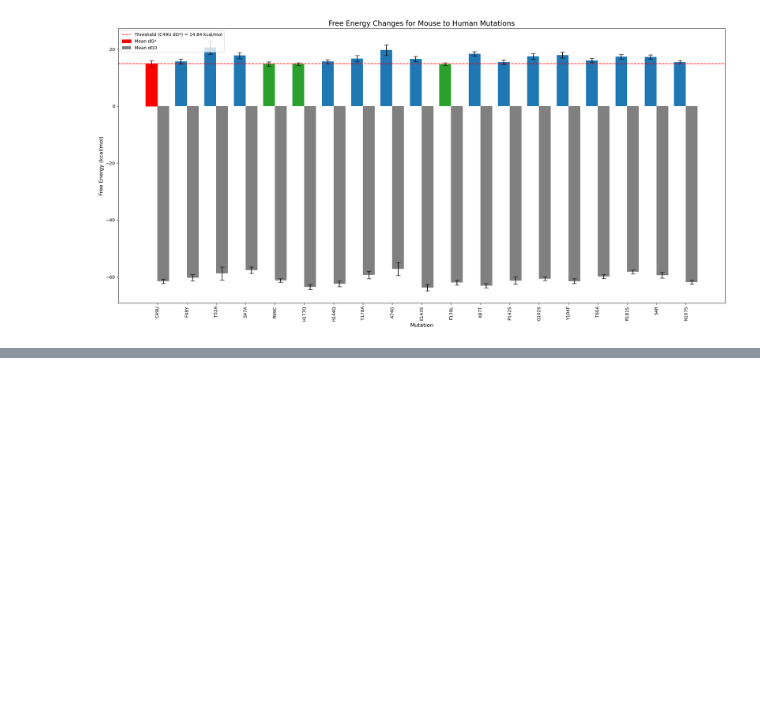
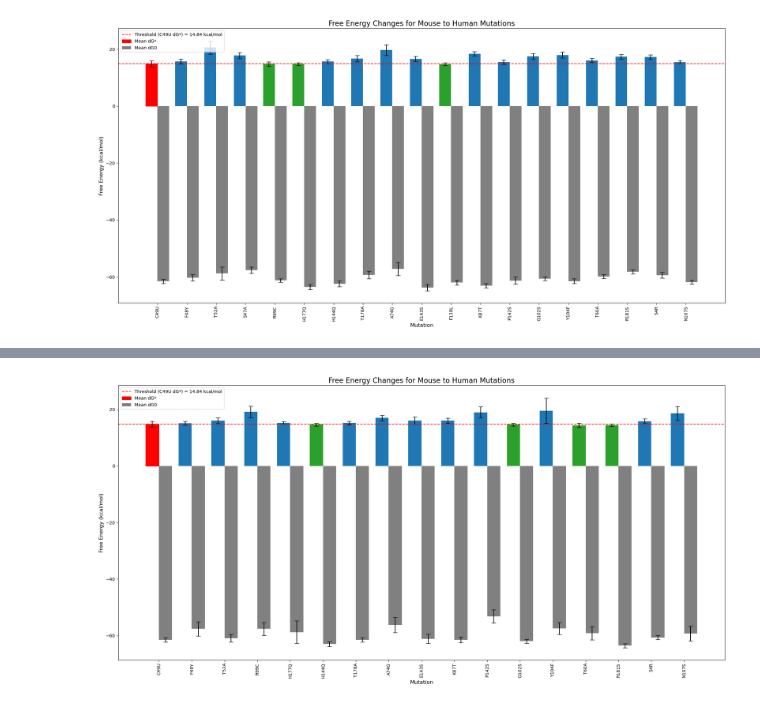
Before and after one commit to ND7996/GPX6, a Jupyter notebook: analysis/free_energy/barplot_energy_mouse.ipynb, the cells around one changed output, grey strips where cells are left out. Drawn from its saved outputs; the diff is of its cells as text; code cells hidden in the pictures; blank space fills up the shorter version.

```diff
--- a/analysis/free_energy/barplot_energy_mouse.ipynb
+++ b/analysis/free_energy/barplot_energy_mouse.ipynb
@@ -782,0 +443,87 @@ Plot saved to /home/hp/nayanika/github/GPX6/figures/humansec_2_barplot.png
+# %%
+import sys
+import matplotlib.pyplot as plt
+import numpy as np
+
+# Define data according to the new table values
+sorted_data = [
+    {"mutation": "C49U", "dg_star": 14.84, "dg_star_error": 1.02, "dg0": -61.50, "dg0_error": 0.75},
+    {"mutation": "F48Y", "dg_star": 15.16, "dg_star_error": 0.66, "dg0": -57.61, "dg0_error": 2.52},
+    {"mutation": "T52A", "dg_star": 16.04, "dg_star_error": 1.02, "dg0": -60.97, "dg0_error": 1.35},
+    {"mutation": "R99C", "dg_star": 19.13, "dg_star_error": 2.06, "dg0": -57.60, "dg0_error": 2.30},
+    {"mutation": "H177Q", "dg_star": 15.23, "dg_star_error": 0.47, "dg0": -58.75, "dg0_error": 3.95},
+    {"mutation": "H144Q", "dg_star": 14.64, "dg_star_error": 0.53, "dg0": -62.96, "dg0_error": 0.86},
+    {"mutation": "T178A", "dg_star": 15.21, "dg_star_error": 0.60, "dg0": -61.51, "dg0_error": 0.76},
+    {"mutation": "A74G", "dg_star": 17.02, "dg_star_error": 0.96, "dg0": -56.24, "dg0_error": 2.69},
+    {"mutation": "E143S", "dg_star": 16.06, "dg_star_error": 1.27, "dg0": -61.12, "dg0_error": 1.63},
+    {"mutation": "K87T", "dg_star": 15.98, "dg_star_error": 0.90, "dg0": -61.48, "dg0_error": 1.02},
+    {"mutation": "P142S", "dg_star": 18.98, "dg_star_error": 1.93, "dg0": -53.20, "dg0_error": 2.38},
+    {"mutation": "G102S", "dg_star": 14.64, "dg_star_error": 0.47, "dg0": -61.97, "dg0_error": 0.73},
+    {"mutation": "Y104F", "dg_star": 19.56, "dg_star_error": 4.47, "dg0": -57.44, "dg0_error": 2.17},
+    {"mutation": "T60A", "dg_star": 14.37, "dg_star_error": 0.75, "dg0": -59.12, "dg0_error": 2.31},
+    {"mutation": "R181S", "dg_star": 14.49, "dg_star_error": 0.43, "dg0": -63.53, "dg0_error": 0.70},
+    {"mutation": "S4R", "dg_star": 15.85, "dg_star_error": 0.80, "dg0": -60.66, "dg0_error": 0.74},
+    {"mutation": "N107S", "dg_star": 18.58, "dg_star_error": 2.45, "dg0": -59.24, "dg0_error": 2.61},
+]
+
+# Rearrange data according to the specified order
+ordered_mutations = [
+    "C49U", "F48Y", "T52A", "S47A", "R99C", "T54Q", "H177Q", "H144Q", "T178A",
+    "A74G", "E143S", "F139L", "K87T", "P142S", "G102S", "Y104F", "L24I", "T60A",
+    "R181S", "S4R", "N107S"
+]
+
+# Rearranging data based on the specified order
+sorted_data = sorted(sorted_data, key=lambda x: ordered_mutations.index(x['mutation']))
+
+# Extract data into lists
+mutations = [item['mutation'] for item in sorted_data]
+dg_star_values = [item['dg_star'] for item in sorted_data]
+dg_star_errors = [item['dg_star_error'] for item in sorted_data]
+dg0_values = [item['dg0'] for item in sorted_data]
+dg0_errors = [item['dg0_error'] for item in sorted_data]
+
+# Threshold: "C49U" mutation
+threshold_mutation = "C49U"
+mousecys_dg_star = 14.84  # Replace with the actual value of C49U
+
+# Color scheme: green if dG* < mousecys, blue if dG* > mousecys
+colors = ['#2ca02c' if dg_star < mousecys_dg_star else '#1f77b4' for dg_star in dg_star_values]
+
+# Plot the data
+fig, ax = plt.subplots(figsize=(20, 10))
+
+x = np.arange(len(mutations))
+bar_width = 0.4
+
+# Bar plot for dG*
+bars1 = ax.bar(x - bar_width/2, dg_star_values, yerr=dg_star_errors, capsize=5,
+               label="Mean dG*", color=colors, width=bar_width, align='center')
+
+# Bar plot for dG0
+bars2 = ax.bar(x + bar_width/2, dg0_values, yerr=dg0_errors, capsize=5,
+               color='gray', width=bar_width, align='center', label="Mean dG0")
+
+# Highlight mousecys in red
+bars1[mutations.index(threshold_mutation)].set_color('red')
+
+# Annotate threshold
+ax.axhline(mousecys_dg_star, color='red', linestyle='--', label=f'Threshold (C49U dG*) = {mousecys_dg_star:.2f} kcal/mol')
+
+# Formatting
+ax.set_xticks(x)
+ax.set_xticklabels(mutations, rotation=90, ha="center", fontsize=10)
+ax.set_xlabel("Mutation", fontsize=12)
+ax.set_ylabel("Free Energy (kcal/mol)", fontsize=12)
+ax.set_title("Free Energy Changes for Mouse to Human Mutations", fontsize=16)
+ax.legend(loc='upper left', fontsize=10, frameon=True)
+
+# Save the figure
+output_path = "/home/hp/nayanika/github/GPX6/figures/mousesec_5_barplot.png"
+plt.savefig(output_path, dpi=300, bbox_inches='tight')
+print(f"Plot saved to {output_path}")
+
+# Show the plot
+plt.tight_layout()
+plt.show()
+# %% [output]
@@ -782,0 +531 @@ Plot saved to /home/hp/nayanika/github/GPX6/figures/humansec_2_barplot.png
+[figure, added]
```
Also changed, not shown: parts of 6 cells of this notebook, 14 other files.
